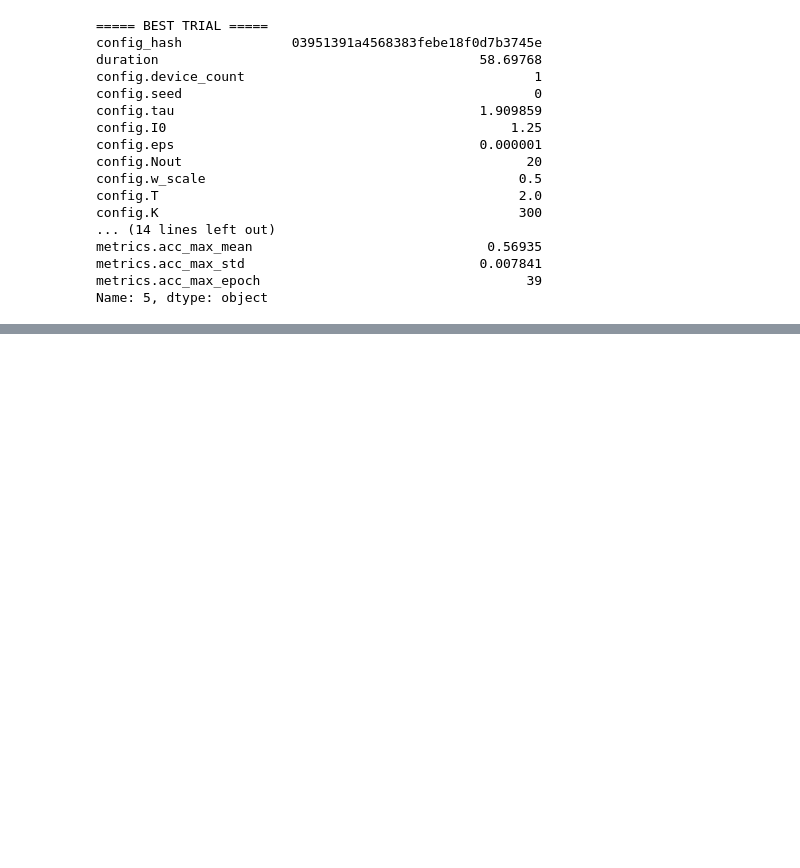
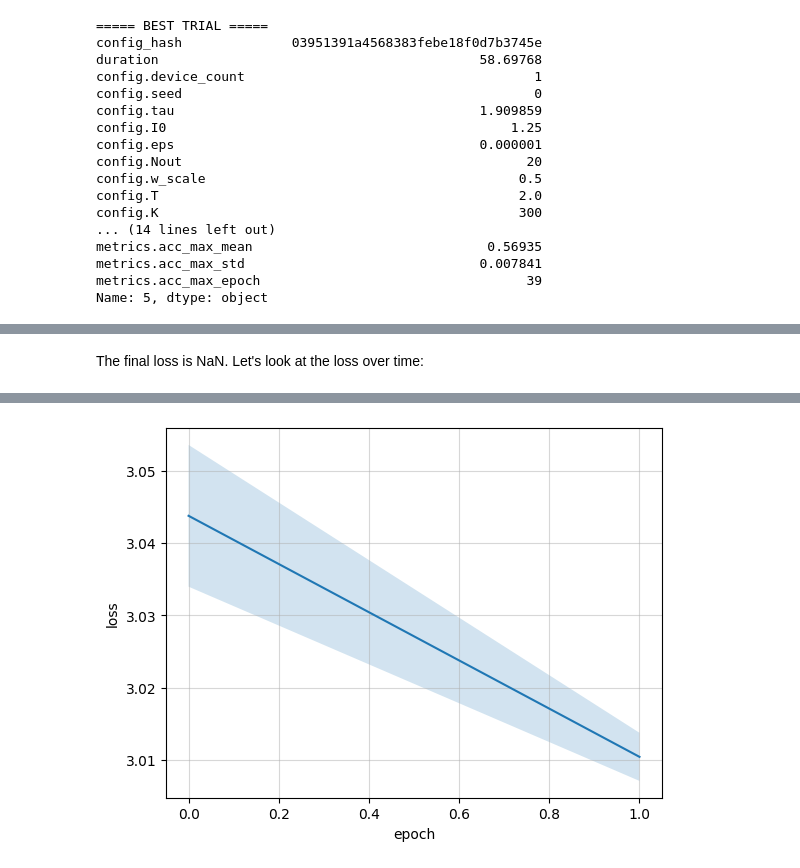
Before and after one commit to carlowenig/spikegd-carlo, a Jupyter notebook: experiments/heidelberg/analyze_grid_results_v2.ipynb, the cells around one changed output, grey strips where cells are left out. Cells and saved outputs as stored; diff of their text form; code cells hidden in the pictures; blank space fills up the shorter version.

```diff
--- a/experiments/heidelberg/analyze_grid_results_v2.ipynb
+++ b/experiments/heidelberg/analyze_grid_results_v2.ipynb
@@ -443,0 +454,5 @@ CONFIG
+# %% [markdown]
+The final loss is NaN. Let's look at the loss over time:
+# %%
+plot_training_curves(bad_trials.loc[0, "config_hash"], "loss")
+# %% [output]
@@ -443,0 +460 @@ CONFIG
+[figure, added]
```
Also changed, not shown: parts of 6 cells of this notebook.
